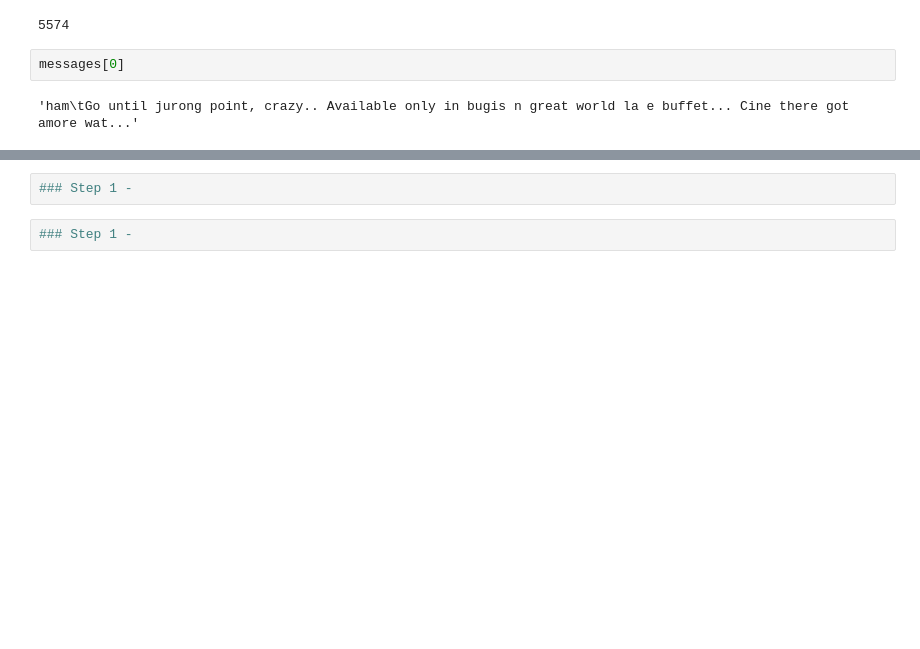
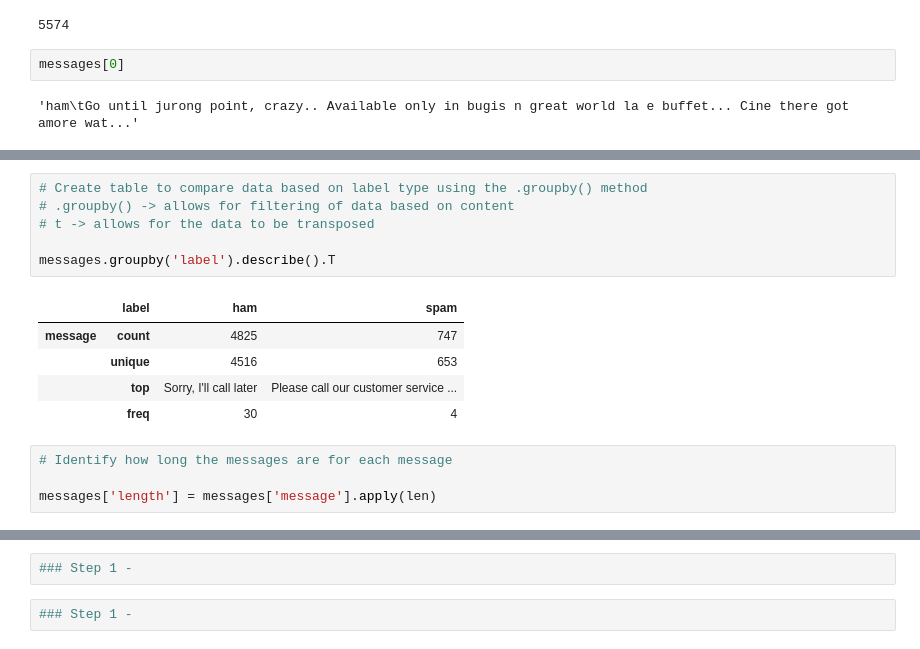
Before and after one commit to kbrook10/bootcamp_python_for_data_science_and_machine_learning, a Jupyter notebook: support_files/Machine Learning Sections/Natural-Language-Processing/natural_language_processing_practice.ipynb, the cells around one changed output, grey strips where cells are left out. Saved outputs shown, nothing was run; the diff lists cells and outputs as text; blank space fills up the shorter version.

```diff
--- a/support_files/Machine Learning Sections/Natural-Language-Processing/natural_language_processing_practice.ipynb
+++ b/support_files/Machine Learning Sections/Natural-Language-Processing/natural_language_processing_practice.ipynb
@@ -78,0 +112,16 @@ for count, message in enumerate(messages[:10], 1):
+# %%
+# Create table to compare data based on label type using the .groupby() method
+# .groupby() -> allows for filtering of data based on content
+# t -> allows for the data to be transposed
+
+messages.groupby('label').describe().T
+# %% [output]
+|  | label | ham | spam |
+| message | count | 4825 | 747 |
+|  | unique | 4516 | 653 |
+|  | top | Sorry, I'll call later | Please call our customer service ... |
+|  | freq | 30 | 4 |
+# %%
+# Identify how long the messages are for each message
+
+messages['length'] = messages['message'].apply(len)
```
Also changed, not shown: parts of 20 cells of this notebook.
